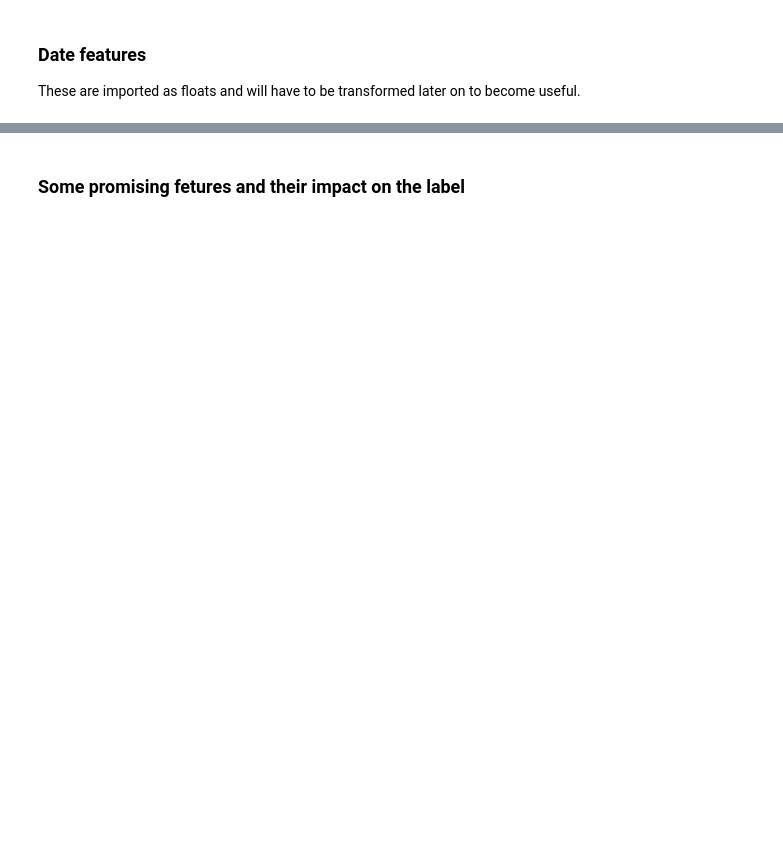
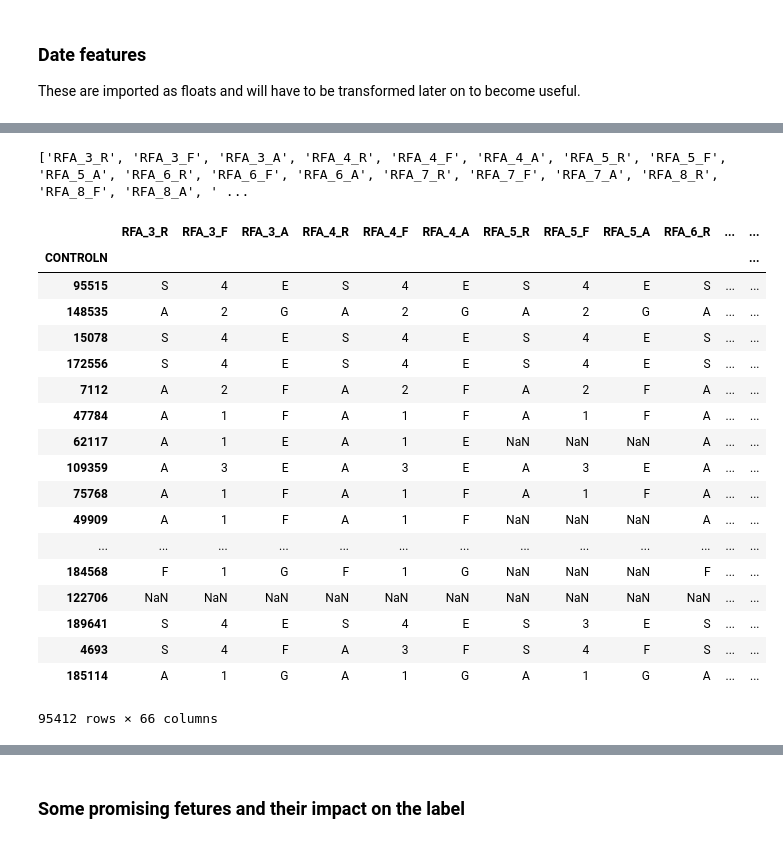
Before and after one commit to datarian/master-thesis-msc-statistics, a Jupyter notebook: code/jupyter_notebooks/eda.ipynb, the cells around one changed output, grey strips where cells are left out. Drawn from its saved outputs; the diff is of its cells as text; code cells hidden in the pictures; blank space fills up the shorter version.

```diff
--- a/code/jupyter_notebooks/eda.ipynb
+++ b/code/jupyter_notebooks/eda.ipynb
@@ -119,0 +200,3 @@ dates.describe()
+# %%
+learning.ZIP = zip
+learning.ZIP = learning.ZIP.astype("int", copy=False)
@@ -119,0 +241,37 @@ dates.describe()
+# %%
+multibyte_transformer = ColumnTransformer([
+    ("rfa_spread",
+    MultiByteExtract(["R", "F", "A"]),
+    dl.nominal_features)
+])
+# %%
+multibytes = multibyte_transformer.fit_transform(learning)
+feature_names = [n[n.find('__')+2:] for n in multibyte_transformer.get_feature_names()]
+# %%
+print(feature_names)
+# %% [output]
+['RFA_3_R', 'RFA_3_F', 'RFA_3_A', 'RFA_4_R', 'RFA_4_F', 'RFA_4_A', 'RFA_5_R', 'RFA_5_F', 'RFA_5_A', 'RFA_6_R', 'RFA_6_F', 'RFA_6_A', 'RFA_7_R', 'RFA_7_F', 'RFA_7_A', 'RFA_8_R', 'RFA_8_F', 'RFA_8_A', ' ...
+# %%
+rfa = pd.DataFrame(data=multibytes, columns=feature_names,index=learning.index).astype("category")
+# %%
+rfa
+# %% [output]
+|  | RFA_3_R | RFA_3_F | RFA_3_A | RFA_4_R | RFA_4_F | RFA_4_A | RFA_5_R | RFA_5_F | RFA_5_A | RFA_6_R | ... | ... |
+| CONTROLN |  |  |  |  |  |  |  |  |  |  |  | ... |
+| 95515 | S | 4 | E | S | 4 | E | S | 4 | E | S | ... | ... |
+| 148535 | A | 2 | G | A | 2 | G | A | 2 | G | A | ... | ... |
+| 15078 | S | 4 | E | S | 4 | E | S | 4 | E | S | ... | ... |
+| 172556 | S | 4 | E | S | 4 | E | S | 4 | E | S | ... | ... |
+| 7112 | A | 2 | F | A | 2 | F | A | 2 | F | A | ... | ... |
+| 47784 | A | 1 | F | A | 1 | F | A | 1 | F | A | ... | ... |
+| 62117 | A | 1 | E | A | 1 | E | NaN | NaN | NaN | A | ... | ... |
+| 109359 | A | 3 | E | A | 3 | E | A | 3 | E | A | ... | ... |
+| 75768 | A | 1 | F | A | 1 | F | A | 1 | F | A | ... | ... |
+| 49909 | A | 1 | F | A | 1 | F | NaN | NaN | NaN | A | ... | ... |
+| ... | ... | ... | ... | ... | ... | ... | ... | ... | ... | ... | ... | ... |
+| 184568 | F | 1 | G | F | 1 | G | NaN | NaN | NaN | F | ... | ... |
+| 122706 | NaN | NaN | NaN | NaN | NaN | NaN | NaN | NaN | NaN | NaN | ... | ... |
+| 189641 | S | 4 | E | S | 4 | E | S | 3 | E | S | ... | ... |
+| 4693 | S | 4 | F | A | 3 | F | S | 4 | F | S | ... | ... |
+| 185114 | A | 1 | G | A | 1 | G | A | 1 | G | A | ... | ... |
+95412 rows × 66 columns
```
Also changed, not shown: parts of 46 cells of this notebook, 2 other files.
